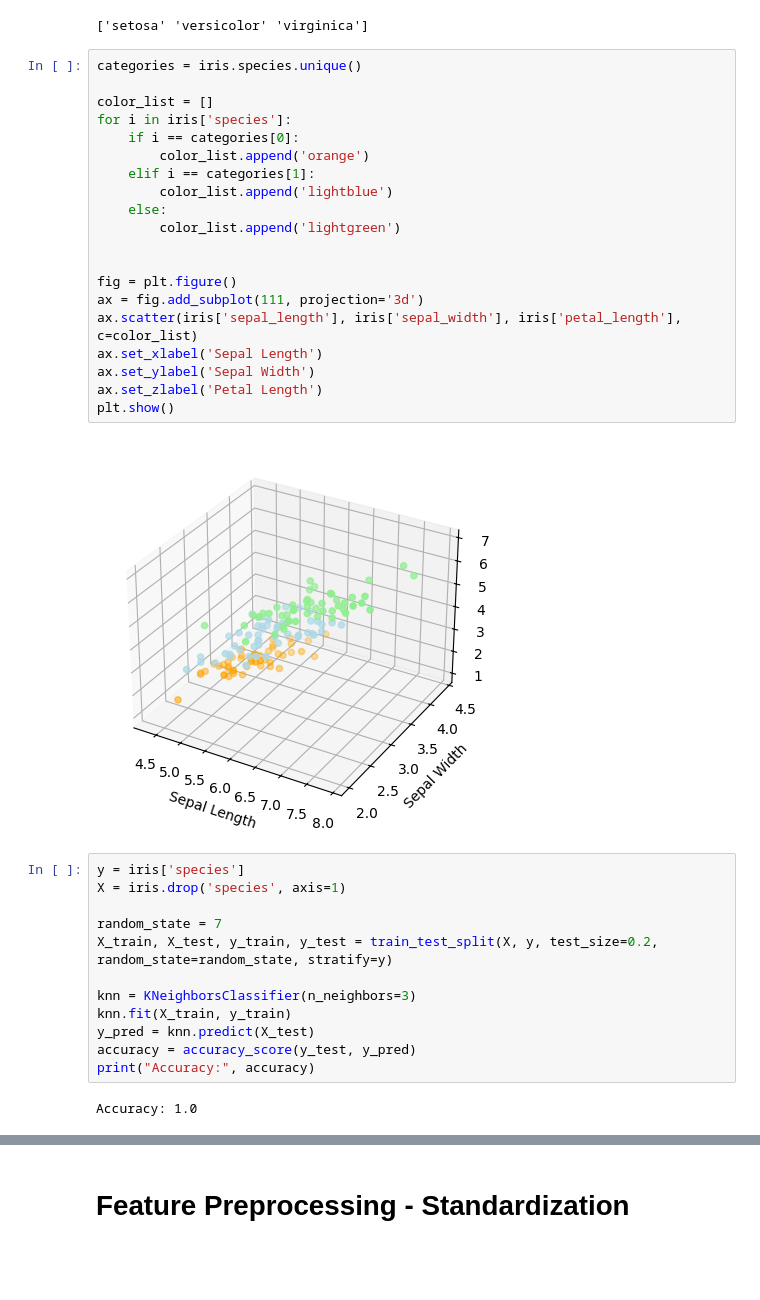
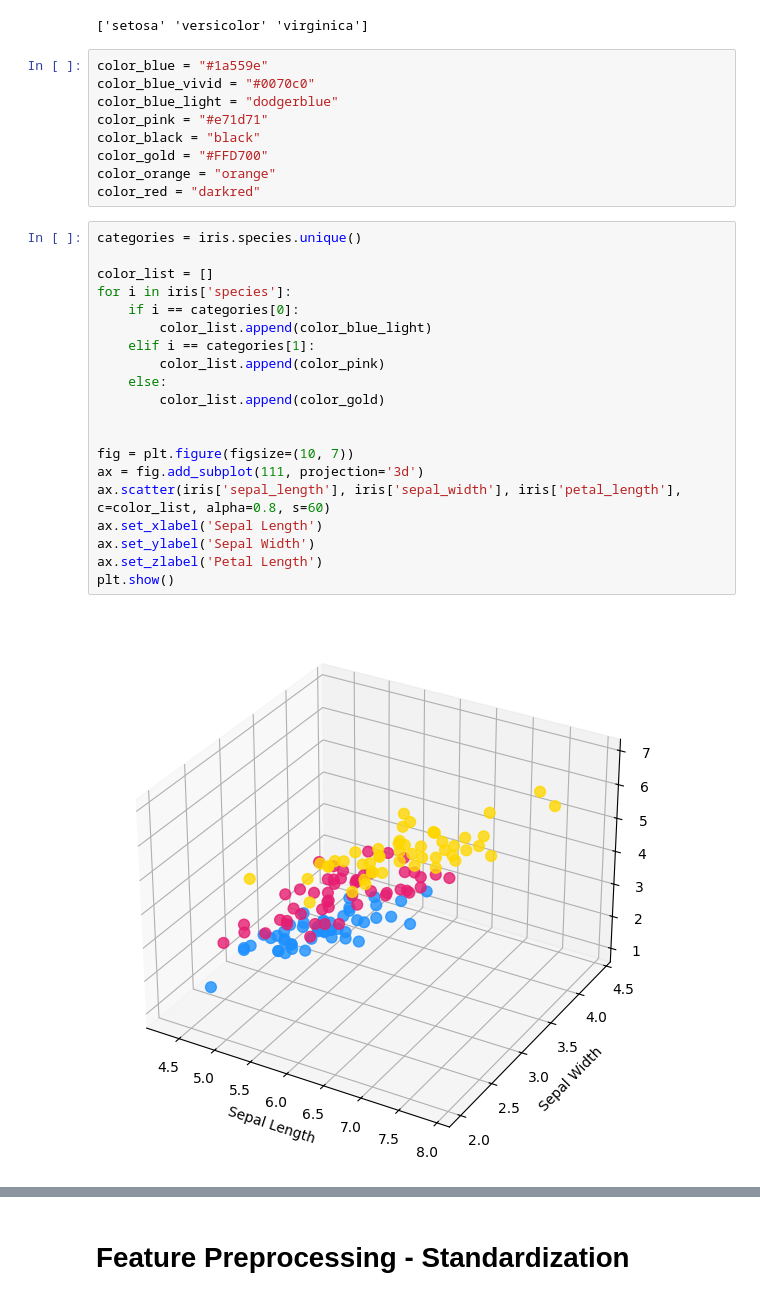
Before and after one commit to vincenzorrei/EDU-KNearestNeighbors, a Jupyter notebook: main.ipynb, the cells around one changed output, grey strips where cells are left out. Drawn from its saved outputs; the diff is of its cells as text; blank space fills up the shorter version.

```diff
--- a/main.ipynb
+++ b/main.ipynb
@@ -60,39 +24,34 @@ categories = iris['species'].unique()
 print(categories)
 # %% [output]
 ['setosa' 'versicolor' 'virginica']
+# %%
+color_blue = "#1a559e"
+color_blue_vivid = "#0070c0"
+color_blue_light = "dodgerblue"
+color_pink = "#e71d71"
+color_black = "black"
+color_gold = "#FFD700"
+color_orange = "orange"
+color_red = "darkred"
 # %%
 categories = iris.species.unique()
 
 color_list = []
 for i in iris['species']:
     if i == categories[0]:
-        color_list.append('orange')
+        color_list.append(color_blue_light)
     elif i == categories[1]:
-        color_list.append('lightblue')
+        color_list.append(color_pink)
     else:
-        color_list.append('lightgreen')
+        color_list.append(color_gold)
 
 
-fig = plt.figure()
+fig = plt.figure(figsize=(10, 7))
 ax = fig.add_subplot(111, projection='3d')
-ax.scatter(iris['sepal_length'], iris['sepal_width'], iris['petal_length'], c=color_list)
+ax.scatter(iris['sepal_length'], iris['sepal_width'], iris['petal_length'], c=color_list, alpha=0.8, s=60)
 ax.set_xlabel('Sepal Length')
 ax.set_ylabel('Sepal Width')
 ax.set_zlabel('Petal Length')
 plt.show()
 # %% [output]
-[figure, old version]
+[figure, new version]
-# %%
-y = iris['species']
-X = iris.drop('species', axis=1)
-
-random_state = 7
-X_train, X_test, y_train, y_test = train_test_split(X, y, test_size=0.2, random_state=random_state, stratify=y)
-
-knn = KNeighborsClassifier(n_neighbors=3)
-knn.fit(X_train, y_train)
-y_pred = knn.predict(X_test)
-accuracy = accuracy_score(y_test, y_pred)
-print("Accuracy:", accuracy)
-# %% [output]
-Accuracy: 1.0
```
Also changed, not shown: parts of 13 cells of this notebook, 2 other files.
